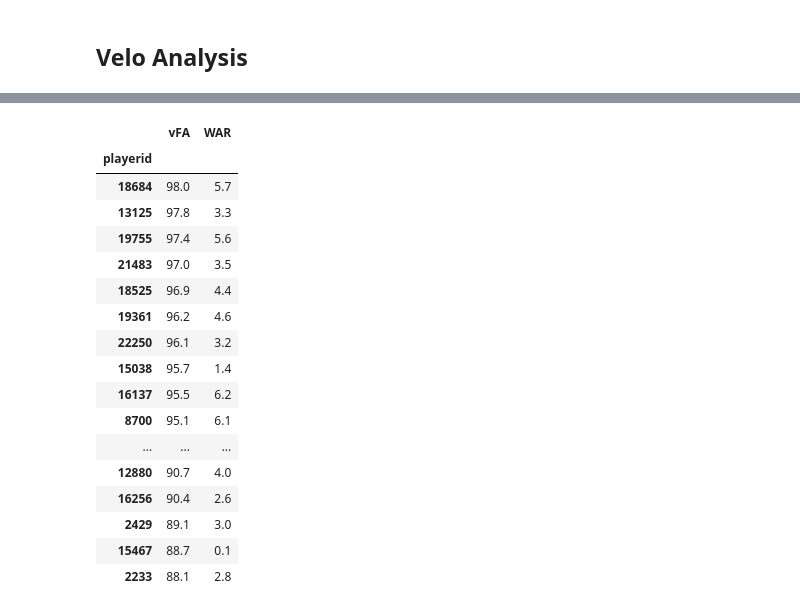
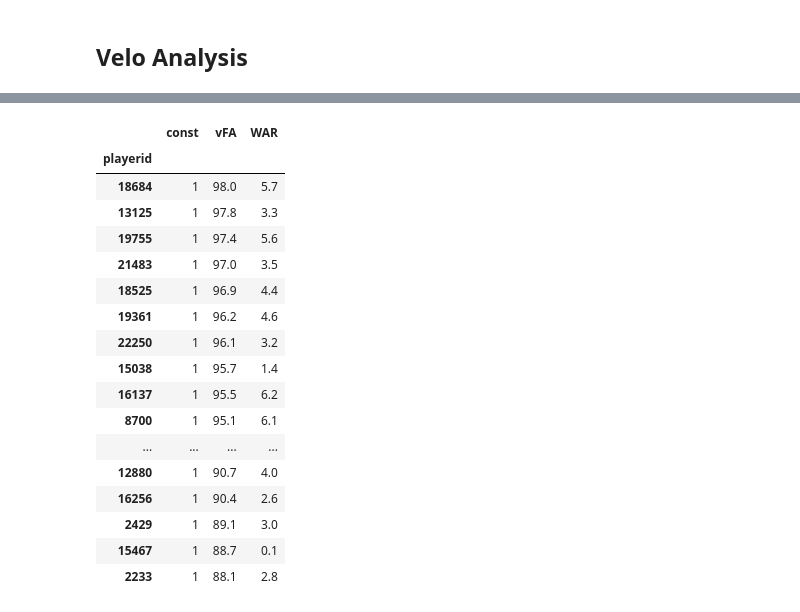
Before and after one commit to trpubz/DBacksAnalysis, a Jupyter notebook: Side Analysis/pitching.ipynb, the cells around one changed output, grey strips where cells are left out. Saved outputs shown, nothing was run; the diff lists cells and outputs as text; code cells hidden in the pictures.

```diff
--- a/Side Analysis/pitching.ipynb
+++ b/Side Analysis/pitching.ipynb
@@ -2,5 +2,6 @@
 import pandas as pd
 
 df = pd.read_csv('pit_bb_war.csv', index_col='playerid')
+df.insert(0, column='const', value=1)
 df.head()
 # %% [output]
@@ -46,7 +47,10 @@ Notes:
 # %% [markdown]
 ## Velo Analysis
 # %%
+import numpy as np
+
 df_velo = pd.read_csv('pit_vel.csv', index_col='playerid')
 df_velo['WAR'] = df.WAR
+df_velo.insert(0, column='const', value=1)
 df_velo.head()
 # %% [output]
@@ -60,23 +64,25 @@ df_velo.head()
 # %%
-fastball = df_velo[['vFA', 'WAR']].dropna(axis=0)
+# if the pitcher doesn't have the pitch, drop the pitcher
+fastball = df_velo[['const', 'vFA', 'WAR']].dropna(axis=0)
+
 fastball
 # %% [output]
-|  | vFA | WAR |
-| playerid |  |  |
-| 18684 | 98.0 | 5.7 |
-| 13125 | 97.8 | 3.3 |
-| 19755 | 97.4 | 5.6 |
-| 21483 | 97.0 | 3.5 |
-| 18525 | 96.9 | 4.4 |
-| 19361 | 96.2 | 4.6 |
-| 22250 | 96.1 | 3.2 |
-| 15038 | 95.7 | 1.4 |
-| 16137 | 95.5 | 6.2 |
-| 8700 | 95.1 | 6.1 |
-| ... | ... | ... |
-| 12880 | 90.7 | 4.0 |
-| 16256 | 90.4 | 2.6 |
-| 2429 | 89.1 | 3.0 |
-| 15467 | 88.7 | 0.1 |
-| 2233 | 88.1 | 2.8 |
+|  | const | vFA | WAR |
+| playerid |  |  |  |
+| 18684 | 1 | 98.0 | 5.7 |
+| 13125 | 1 | 97.8 | 3.3 |
+| 19755 | 1 | 97.4 | 5.6 |
+| 21483 | 1 | 97.0 | 3.5 |
+| 18525 | 1 | 96.9 | 4.4 |
+| 19361 | 1 | 96.2 | 4.6 |
+| 22250 | 1 | 96.1 | 3.2 |
+| 15038 | 1 | 95.7 | 1.4 |
+| 16137 | 1 | 95.5 | 6.2 |
+| 8700 | 1 | 95.1 | 6.1 |
+| ... | ... | ... | ... |
+| 12880 | 1 | 90.7 | 4.0 |
+| 16256 | 1 | 90.4 | 2.6 |
+| 2429 | 1 | 89.1 | 3.0 |
+| 15467 | 1 | 88.7 | 0.1 |
+| 2233 | 1 | 88.1 | 2.8 |
 # %%
```
Also changed, not shown: parts of 4 cells of this notebook.
